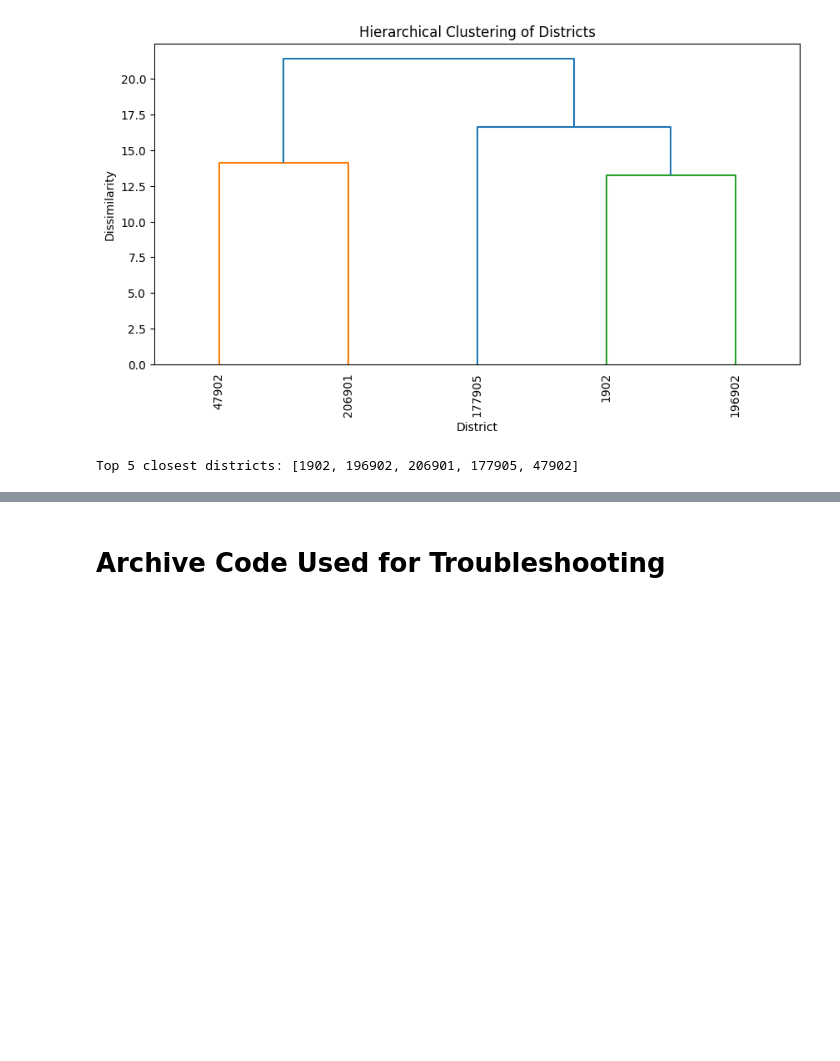
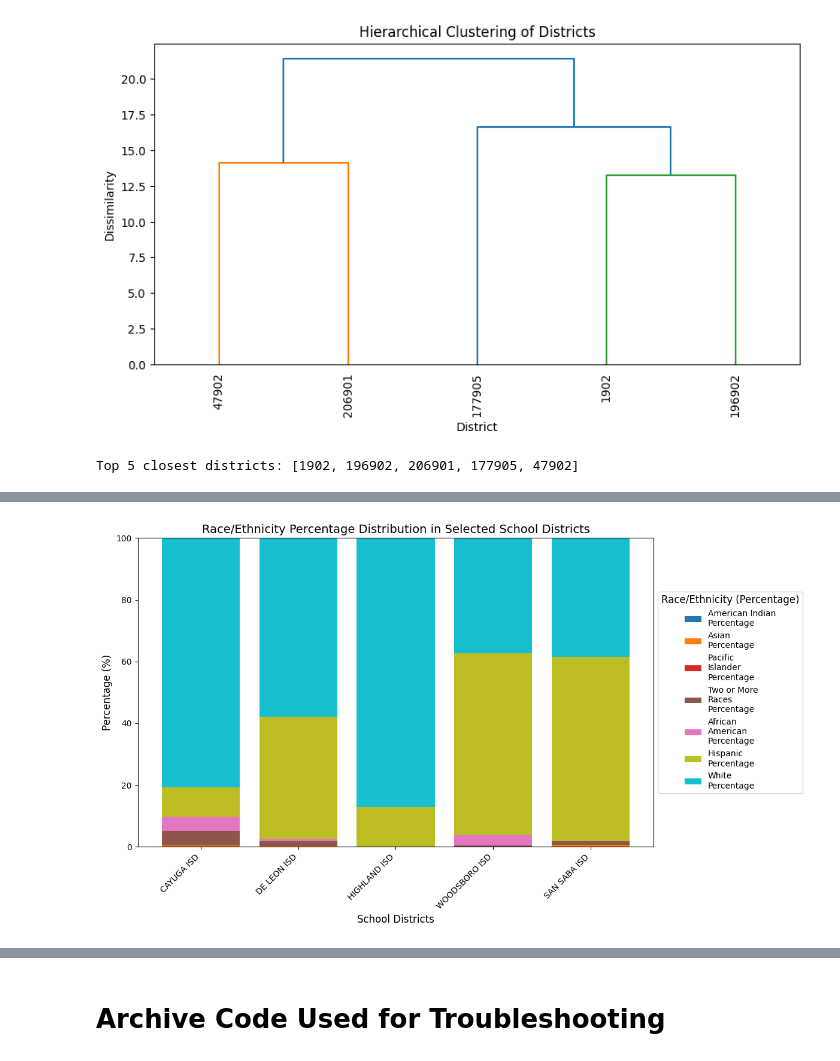
Before and after one commit to RiceD2KLab/HERC_Sp25, a Jupyter notebook: 4_Data_Modeling/KNN_Implementation.ipynb, the cells around one changed output, grey strips where cells are left out. Drawn from its saved outputs; the diff is of its cells as text; code cells hidden in the pictures; blank space fills up the shorter version.

```diff
--- a/4_Data_Modeling/KNN_Implementation.ipynb
+++ b/4_Data_Modeling/KNN_Implementation.ipynb
@@ -499,0 +530,79 @@ Index(['District 2021 Attendance: Female Days Present',
+# %%
+# Define the relevant race/ethnicity columns
+
+import textwrap
+
+race_ethnicity_cols = [
+    "District 2023 Student Membership: American Indian Count",
+    "District 2023 Student Membership: Asian Count",
+    "District 2023 Student Membership: Pacific Islander Count",
+    "District 2023 Student Membership: Two or More Races Count",
+    "District 2023 Student Membership: African American Count",
+    "District 2023 Student Membership: Hispanic Count",
+    "District 2023 Student Membership: White Count"
+]
+
+def plot_race_ethnicity_stacked_bar(district_ids, df):
+    """
+    Visualizes race/ethnicity distribution as percentages using a stacked bar chart.
+
+    Parameters:
+    - district_ids (list): List of district IDs to visualize.
+    - df (pd.DataFrame): DataFrame containing district race/ethnicity data.
+
+    Returns:
+    - A stacked bar chart comparing race/ethnicity distributions as percentages.
+    """
+
+    # Step 1: Filter the DataFrame to include only selected districts
+    selected_districts = df[df['DISTRICT_id'].isin(district_ids)][['DISTRICT_id', 'DISTNAME'] + race_ethnicity_cols]
+
+    # Step 2: Check if any districts were found
+    if selected_districts.empty:
+        print("No matching districts found. Check the district IDs.")
+        return
+
+    # Step 3: Calculate total student count per district
+    selected_districts["Total Students"] = selected_districts[race_ethnicity_cols].sum(axis=1)
+
+    # Step 4: Convert race/ethnicity counts to percentages
+    for col in race_ethnicity_cols:
+        selected_districts[col] = (selected_districts[col] / selected_districts["Total Students"]) * 100
+
+    # Step 5: Set the district names as index for plotting
+    selected_districts.set_index("DISTNAME", inplace=True)
+
+    # Step 6: Plot the stacked bar chart
+    ax = selected_districts[race_ethnicity_cols].plot(
+        kind='bar',
+        figsize=(12, 7),
+        stacked=True,
+        colormap="tab10",
+        width=0.8
+    )
+
+    # Step 7: Formatting
+    plt.title("Race/Ethnicity Percentage Distribution in Selected School Districts", fontsize=14)
+    plt.xlabel("School Districts", fontsize=12)
+    plt.ylabel("Percentage (%)", fontsize=12)
+    plt.xticks(rotation=45, ha='right')
+    plt.ylim(0, 100)  # Ensure the y-axis represents 0% to 100%
+
+    # Rename legend labels to reflect percentages instead of counts
+    formatted_legend_labels = [
+        label.replace("District 2023 Student Membership: ", "").replace("Count", "Percentage")
+        for label in race_ethnicity_cols
+    ]
+    # Format legend with wrapped text to prevent it from being too large
+    wrapped_labels = [textwrap.fill(label, width=15) for label in formatted_legend_labels]
+
+    # Move legend to the right and wrap text for better readability
+    ax.legend(wrapped_labels, title="Race/Ethnicity (Percentage)", loc="center left", bbox_to_anchor=(1, 0.5), fontsize=10, title_fontsize=12)
+
+    # Improve layout
+    plt.tight_layout()
+    plt.show()
+# Function is now back to grouped bar chart with legend properly formatted
+plot_race_ethnicity_stacked_bar(closest_districts, clean_df)
+# %% [output]
+[figure, added]
```
Also changed, not shown: parts of 11 cells of this notebook.
